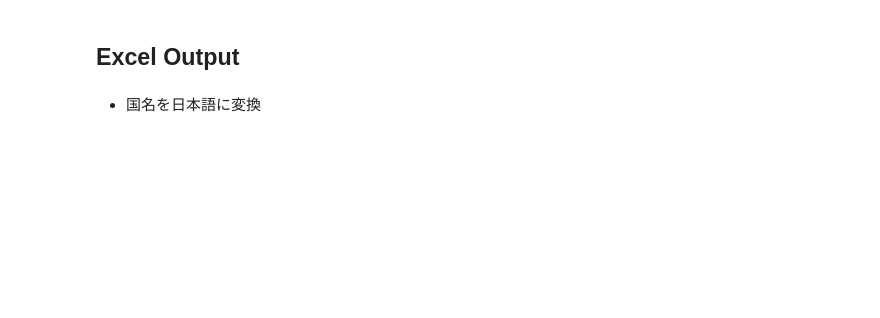
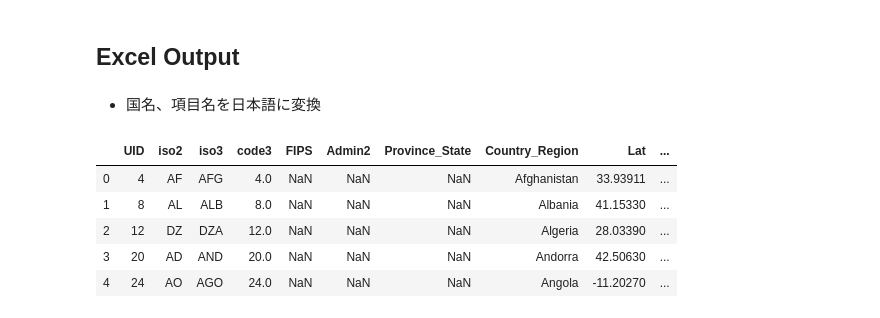
Before and after one commit to kazuhirokida/covid-19, a Jupyter notebook: JHU CSSE.ipynb, the cells around one changed output. Cells and saved outputs as stored; diff of their text form; code cells hidden in the pictures; blank space fills up the shorter version.

```diff
--- a/JHU CSSE.ipynb
+++ b/JHU CSSE.ipynb
@@ -214,4 +206,16 @@ total_df.plot(ax=ax)
 # %% [markdown]
 ## Excel Output
-# %% [markdown]
-* 国名を日本語に変換
+# %% [markdown]
+* 国名、項目名を日本語に変換
+# %%
+codes = pd.read_csv(
+    'https://github.com/CSSEGISandData/COVID-19/raw/master/csse_covid_19_data/UID_ISO_FIPS_LookUp_Table.csv')
+# %%
+codes.head()
+# %% [output]
+|  | UID | iso2 | iso3 | code3 | FIPS | Admin2 | Province_State | Country_Region | Lat | ... |
+| 0 | 4 | AF | AFG | 4.0 | NaN | NaN | NaN | Afghanistan | 33.93911 | ... |
+| 1 | 8 | AL | ALB | 8.0 | NaN | NaN | NaN | Albania | 41.15330 | ... |
+| 2 | 12 | DZ | DZA | 12.0 | NaN | NaN | NaN | Algeria | 28.03390 | ... |
+| 3 | 20 | AD | AND | 20.0 | NaN | NaN | NaN | Andorra | 42.50630 | ... |
+| 4 | 24 | AO | AGO | 24.0 | NaN | NaN | NaN | Angola | -11.20270 | ... |
```
Also changed, not shown: parts of 29 cells of this notebook, 15 other files.
